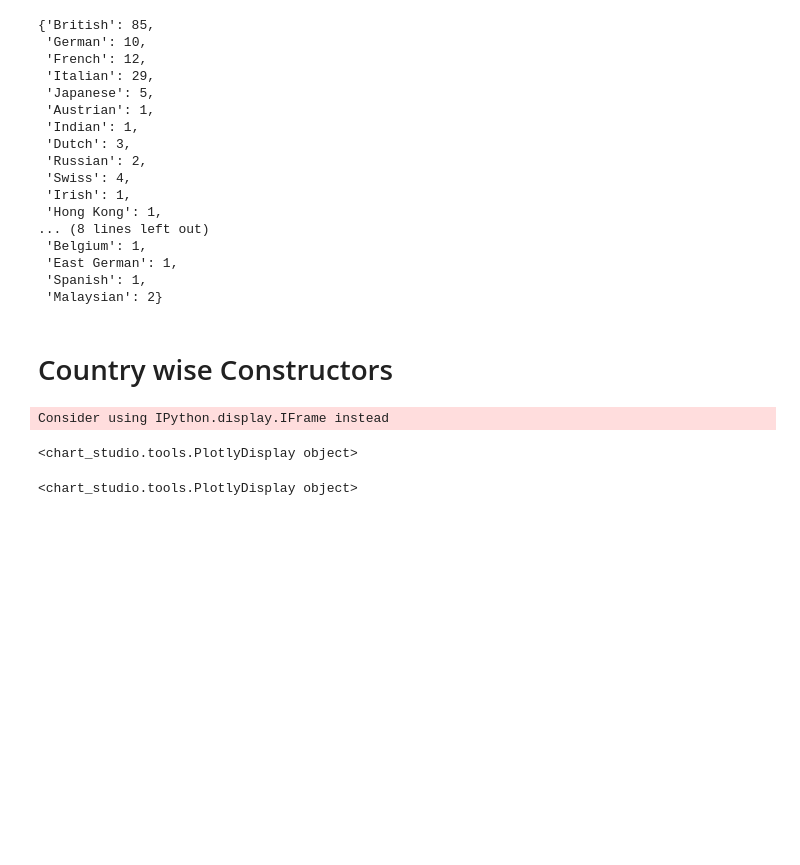
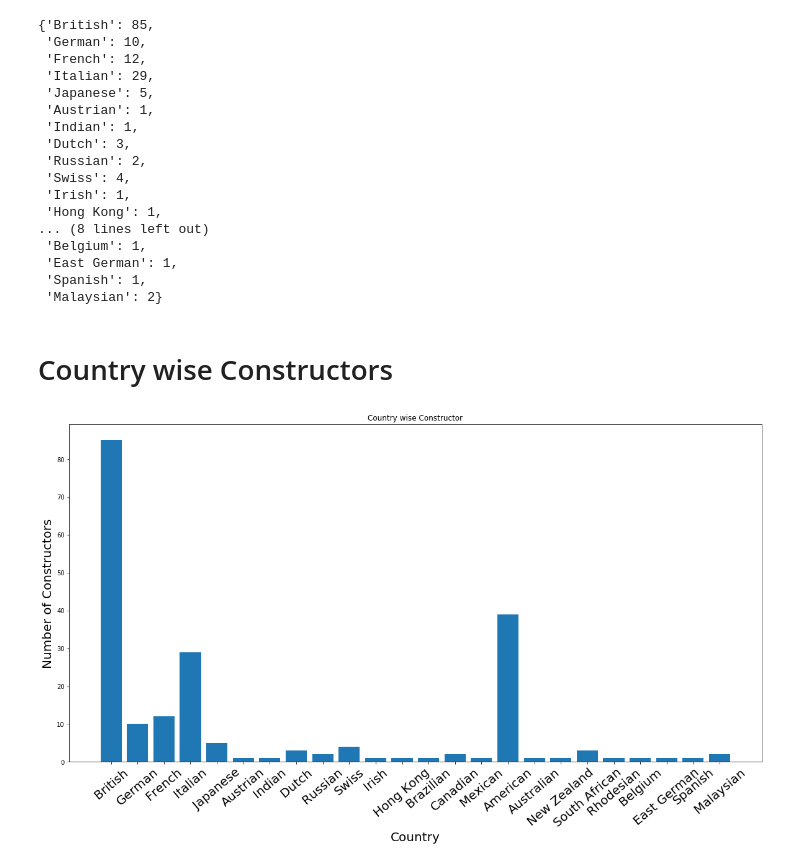
Before and after one commit to neelpatel05/formula-one, a Jupyter notebook: formula-one.ipynb, the cells around one changed output. Cells and saved outputs as stored; diff of their text form; code cells hidden in the pictures; blank space fills up the shorter version.

```diff
--- a/formula-one.ipynb
+++ b/formula-one.ipynb
@@ -62,22 +62,14 @@ constructors_data
  'Malaysian': 2}
 # %% [markdown]
 # Country wise Constructors
-# %%
-import plotly
-import plotly.plotly as py
-import plotly.graph_objs as go
-
-data=[go.Bar(
-            x=list(constructors_data.keys()),
-            y=list(constructors_data.values())
-    )]
-
-py.iplot(data, filename='Country wise Constructors')
-# %% [output]
-Consider using IPython.display.IFrame instead
-<chart_studio.tools.PlotlyDisplay object>
-# %%
-data=go.Pie(labels=list(constructors_data.keys()), values=list(constructors_data.values()))
-py.iplot([data], filename='Country wise Constructors Percentage')
-# %% [output]
-<chart_studio.tools.PlotlyDisplay object>
+# %%
+index = np.arange(len(constructors_data.keys()))
+plt.figure(figsize=(20,10))
+plt.bar(index, constructors_data.values())
+plt.xlabel('Country', fontsize=20)
+plt.ylabel('Number of Constructors', fontsize=20)
+plt.xticks(index, constructors_data.keys(), fontsize=20, rotation=40)
+plt.title('Country wise Constructor')
+plt.show()
+# %% [output]
+[figure, added]
```
Also changed, not shown: 3 other files.
